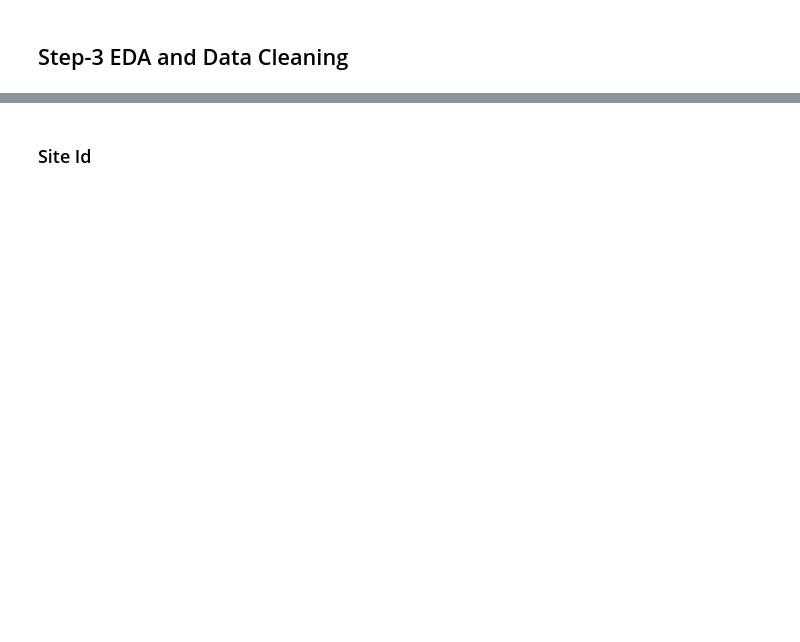
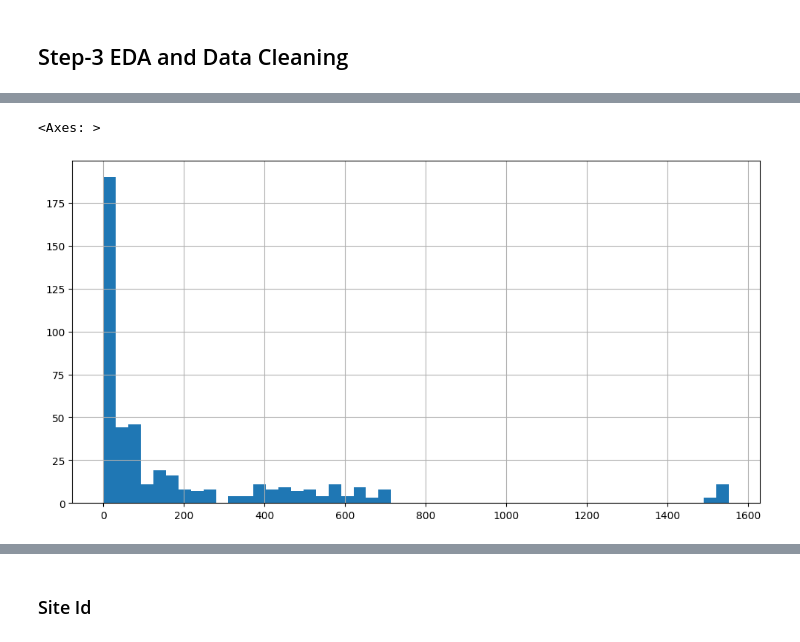
Before and after one commit to ameygawade/DataScience-100-Days-of-Data-Science, a Jupyter notebook: Week 7-8 Time-Series and NLP/Day-49 Time Series Forcasting Project/Day_49_Time_Series_Forcasting_Project.ipynb, the cells around one changed output, grey strips where cells are left out. Saved outputs shown, nothing was run; the diff lists cells and outputs as text; code cells hidden in the pictures; blank space fills up the shorter version.

```diff
--- a/Week 7-8 Time-Series and NLP/Day-49 Time Series Forcasting Project/Day_49_Time_Series_Forcasting_Project.ipynb
+++ b/Week 7-8 Time-Series and NLP/Day-49 Time Series Forcasting Project/Day_49_Time_Series_Forcasting_Project.ipynb
@@ -18,0 +197,3 @@ df.info()
+# %%
+# drop column Year
+df = df.drop(columns=["Year"])
@@ -18,0 +289,2 @@ df.info()
+# %%
+df.drop(columns=["Time (24:00)"], inplace=True)
@@ -18,0 +313,4 @@ df.info()
+# %%
+df['DateVerified'] = pd.to_datetime(df['DateVerified'], errors='coerce')
+print(f"count of missing in date verified:{df['DateVerified'].isna().sum()}")
+df['DateVerified'].value_counts()
@@ -18,0 +336,6 @@ df.info()
+# %%
+dateverified_not_null = df['DateVerified'].notna()
+
+## difference between DateVerified and read_date in days
+df['DateDiff'] = (df.loc[dateverified_not_null, 'DateVerified'] - df.loc[dateverified_not_null, 'Read_Date']).dt.days
+df['DateDiff'].describe()
@@ -18,0 +352,5 @@ df.info()
+# %%
+df['DateDiff'].hist(bins=50, figsize=(12, 6))
+# %% [output]
+<Axes: >
+[figure, added]
```
Also changed, not shown: parts of 52 cells of this notebook, 1 other file.
